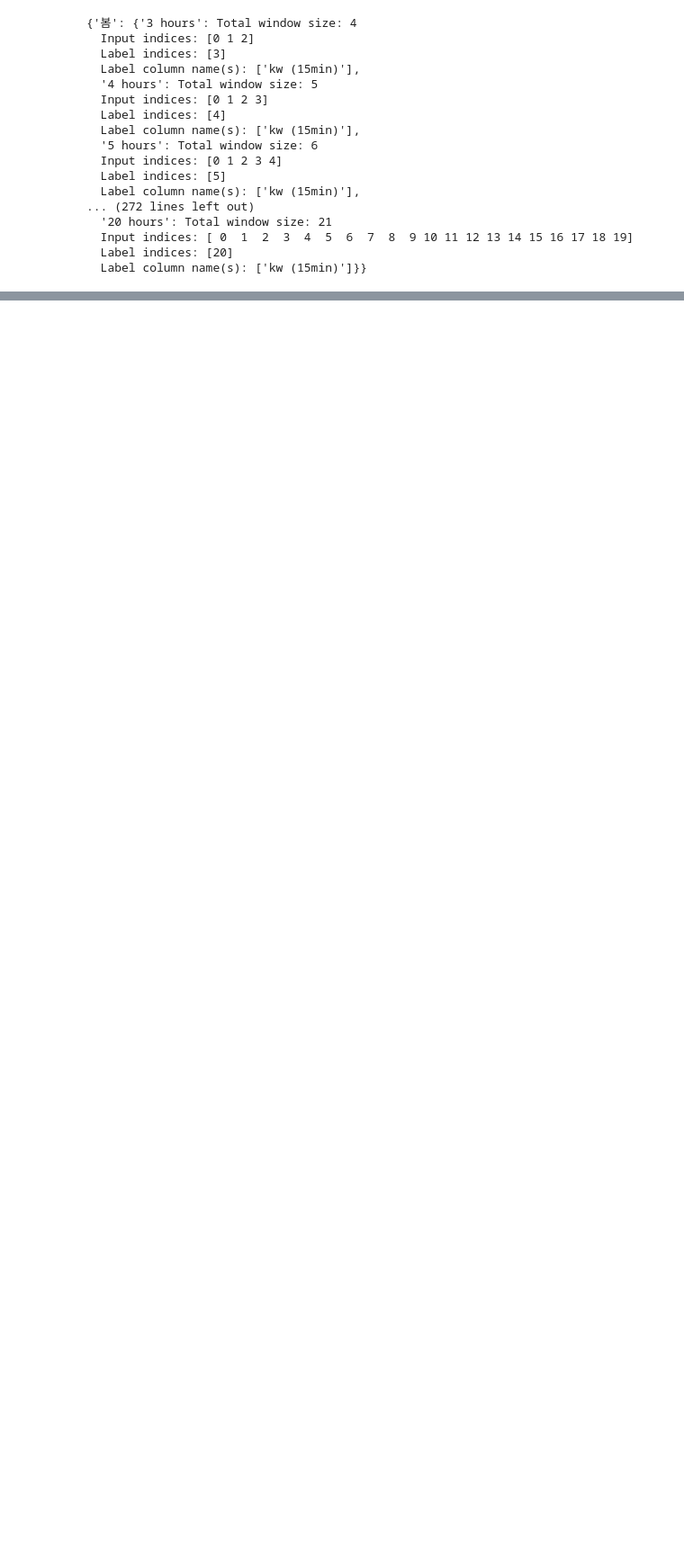
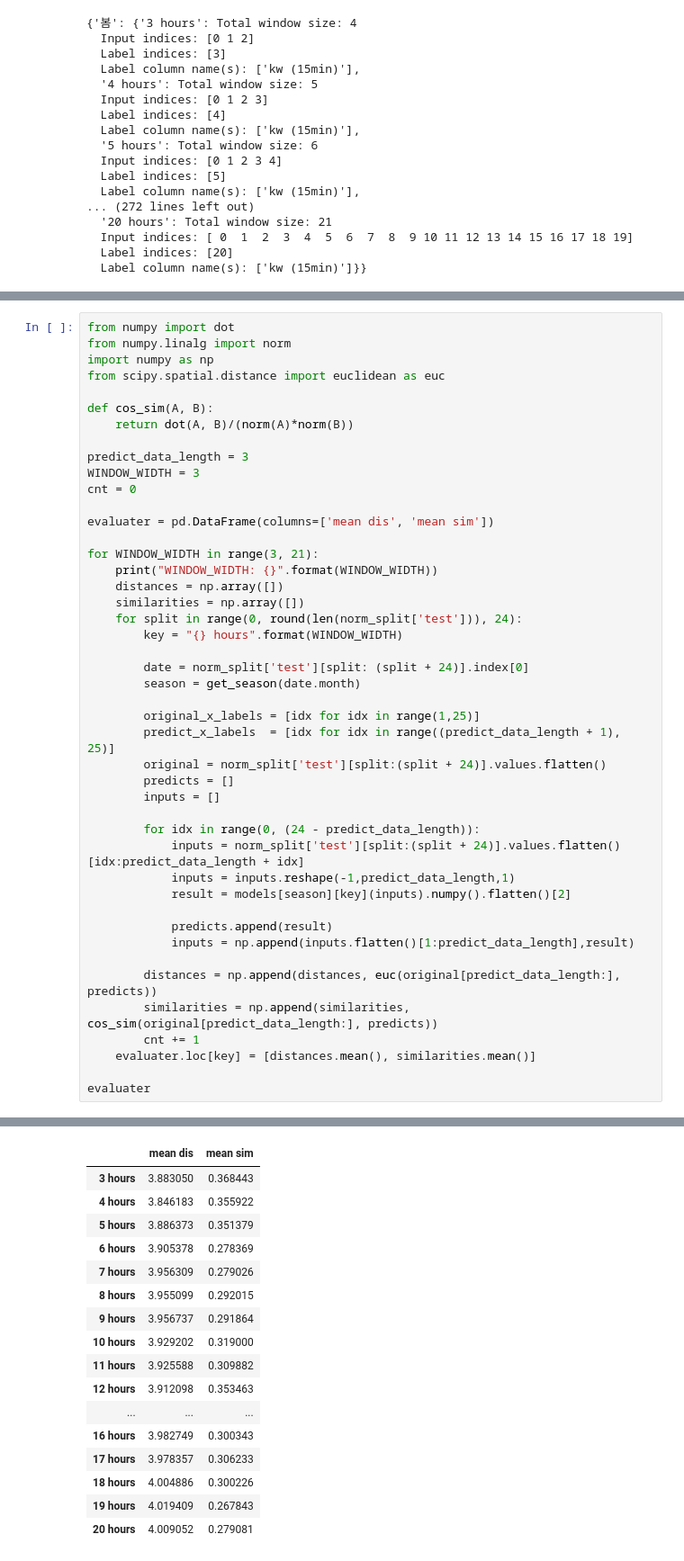
Before and after one commit to formegusto/study-timeseriesforecasting, a Jupyter notebook: Time Series Forecasting (Season Training).ipynb, the cells around one changed output, grey strips where cells are left out. Shown at 90% size. Saved outputs shown, nothing was run; the diff lists cells and outputs as text; blank space fills up the shorter version.

```diff
--- a/Time Series Forecasting (Season Training).ipynb
+++ b/Time Series Forecasting (Season Training).ipynb
@@ -439,0 +500,46 @@ Epoch 8/40
+# %%
+from numpy import dot
+from numpy.linalg import norm
+import numpy as np
+from scipy.spatial.distance import euclidean as euc
+
+def cos_sim(A, B):
+    return dot(A, B)/(norm(A)*norm(B))
+
+predict_data_length = 3
+WINDOW_WIDTH = 3
+cnt = 0
+
+evaluater = pd.DataFrame(columns=['mean dis', 'mean sim'])
+
+for WINDOW_WIDTH in range(3, 21):
+    print("WINDOW_WIDTH: {}".format(WINDOW_WIDTH))
+    distances = np.array([])
+    similarities = np.array([])
+    for split in range(0, round(len(norm_split['test'])), 24):
+        key = "{} hours".format(WINDOW_WIDTH)
+
+        date = norm_split['test'][split: (split + 24)].index[0]
+        season = get_season(date.month)
+
+        original_x_labels = [idx for idx in range(1,25)]
+        predict_x_labels  = [idx for idx in range((predict_data_length + 1), 25)]
+        original = norm_split['test'][split:(split + 24)].values.flatten()
+        predicts = []
+        inputs = []
+
+        for idx in range(0, (24 - predict_data_length)):
+            inputs = norm_split['test'][split:(split + 24)].values.flatten()[idx:predict_data_length + idx]
+            inputs = inputs.reshape(-1,predict_data_length,1)
+            result = models[season][key](inputs).numpy().flatten()[2]
+
+            predicts.append(result)
+            inputs = np.append(inputs.flatten()[1:predict_data_length],result)
+
+        distances = np.append(distances, euc(original[predict_data_length:], predicts))
+        similarities = np.append(similarities, cos_sim(original[predict_data_length:], predicts))
+        cnt += 1
+    evaluater.loc[key] = [distances.mean(), similarities.mean()]
+
+evaluater
+# %% [output]
@@ -439,0 +564,17 @@ Epoch 8/40
+|  | mean dis | mean sim |
+| 3 hours | 3.883050 | 0.368443 |
+| 4 hours | 3.846183 | 0.355922 |
+| 5 hours | 3.886373 | 0.351379 |
+| 6 hours | 3.905378 | 0.278369 |
+| 7 hours | 3.956309 | 0.279026 |
+| 8 hours | 3.955099 | 0.292015 |
+| 9 hours | 3.956737 | 0.291864 |
+| 10 hours | 3.929202 | 0.319000 |
+| 11 hours | 3.925588 | 0.309882 |
+| 12 hours | 3.912098 | 0.353463 |
+| ... | ... | ... |
+| 16 hours | 3.982749 | 0.300343 |
+| 17 hours | 3.978357 | 0.306233 |
+| 18 hours | 4.004886 | 0.300226 |
+| 19 hours | 4.019409 | 0.267843 |
+| 20 hours | 4.009052 | 0.279081 |
```
Also changed, not shown: parts of 6 cells of this notebook.
